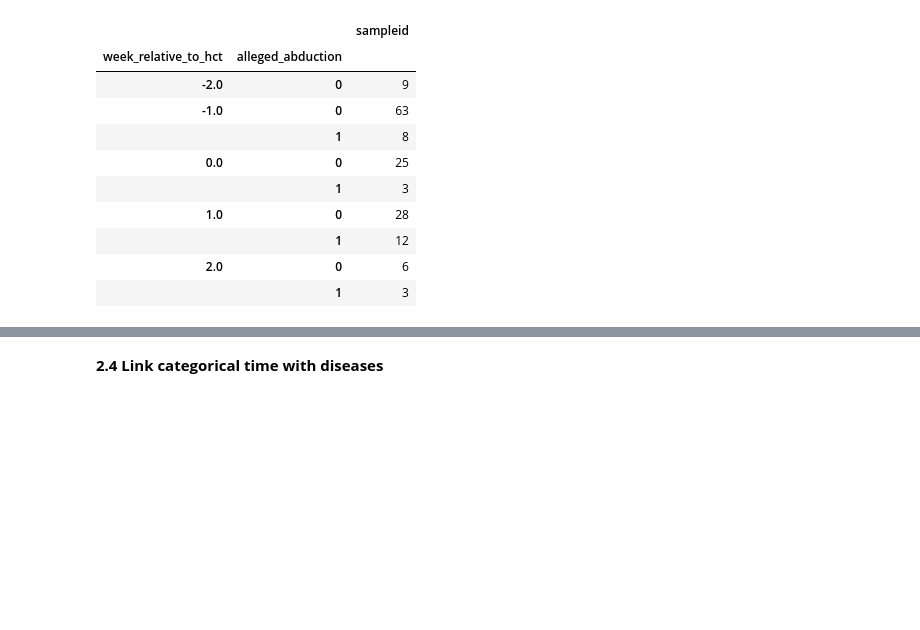
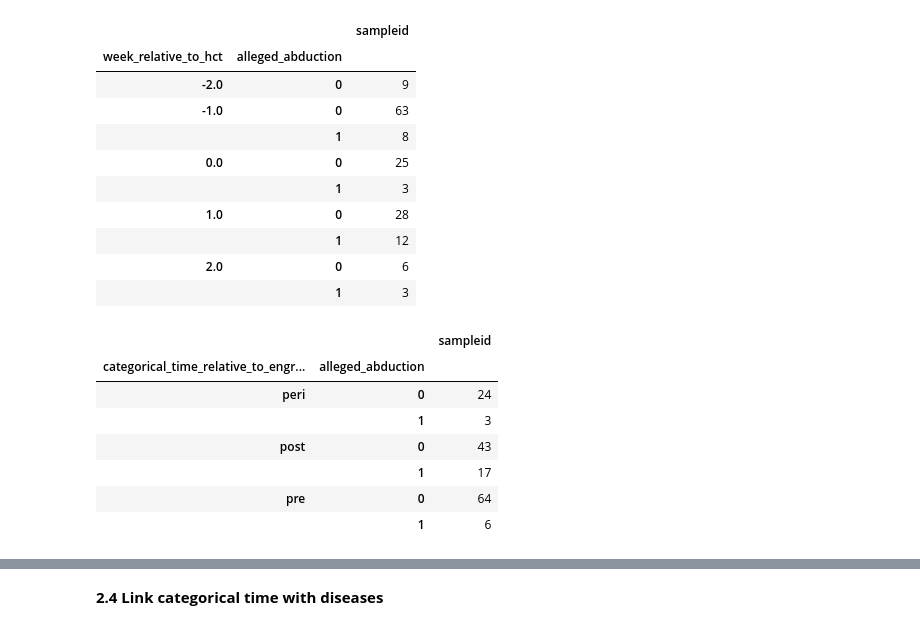
Before and after one commit to banucavlak/alien-cancer-cure, a Jupyter notebook: metadata_analysis.ipynb, the cells around one changed output, grey strips where cells are left out. Cells and saved outputs as stored; diff of their text form; code cells hidden in the pictures; blank space fills up the shorter version.

```diff
--- a/metadata_analysis.ipynb
+++ b/metadata_analysis.ipynb
@@ -353,3 +355,16 @@ df_ab_samples
 |  | 1 | 12 |
 | 2.0 | 0 | 6 |
 |  | 1 | 3 |
+# %%
+df_ab_samples_2 = df_meta[['categorical_time_relative_to_engraftment', 'alleged_abduction', 'sampleid']]
+df_ab_samples_2 = df_ab_samples_2.groupby(['categorical_time_relative_to_engraftment', 'alleged_abduction']).count()
+df_ab_samples_2
+# %% [output]
+|  |  | sampleid |
+| categorical_time_relative_to_engr... | alleged_abduction |  |
+| peri | 0 | 24 |
+|  | 1 | 3 |
+| post | 0 | 43 |
+|  | 1 | 17 |
+| pre | 0 | 64 |
+|  | 1 | 6 |
```
Also changed, not shown: parts of 10 cells of this notebook.
